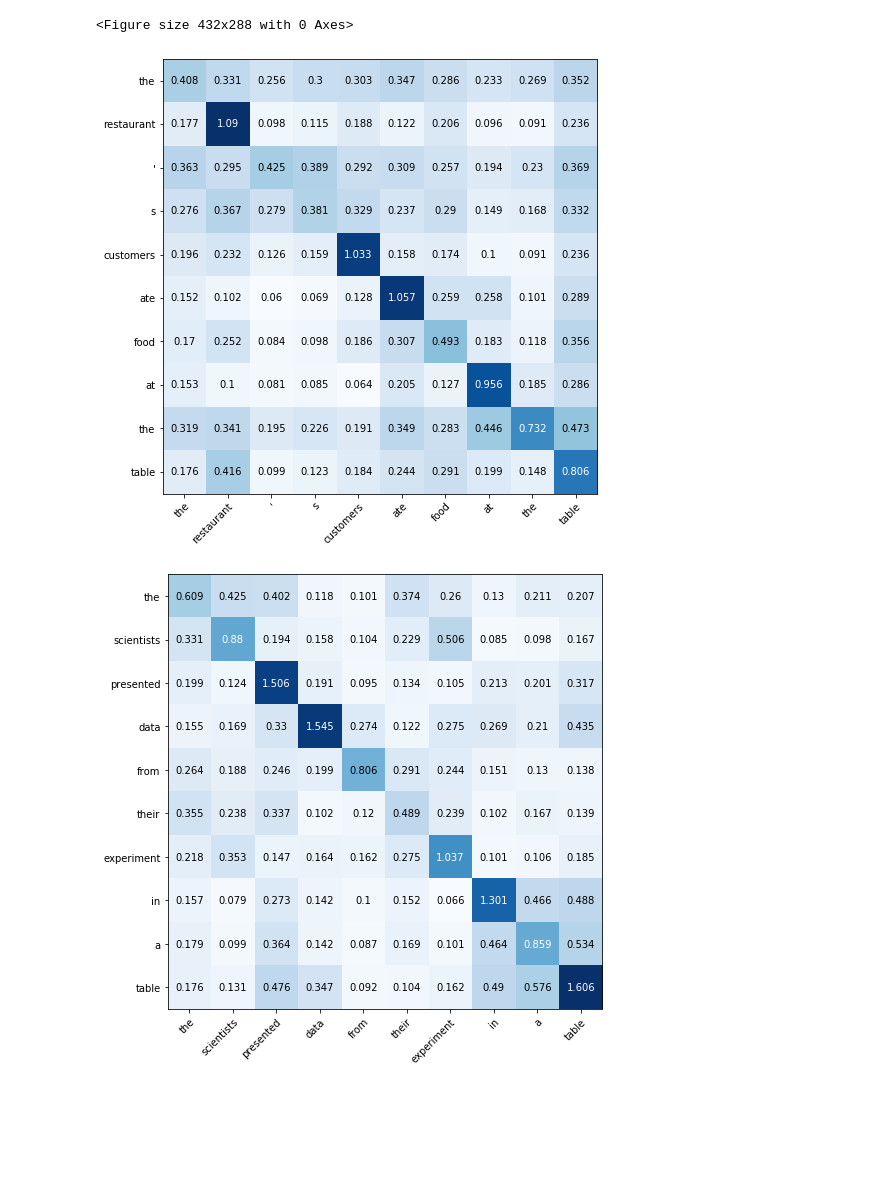
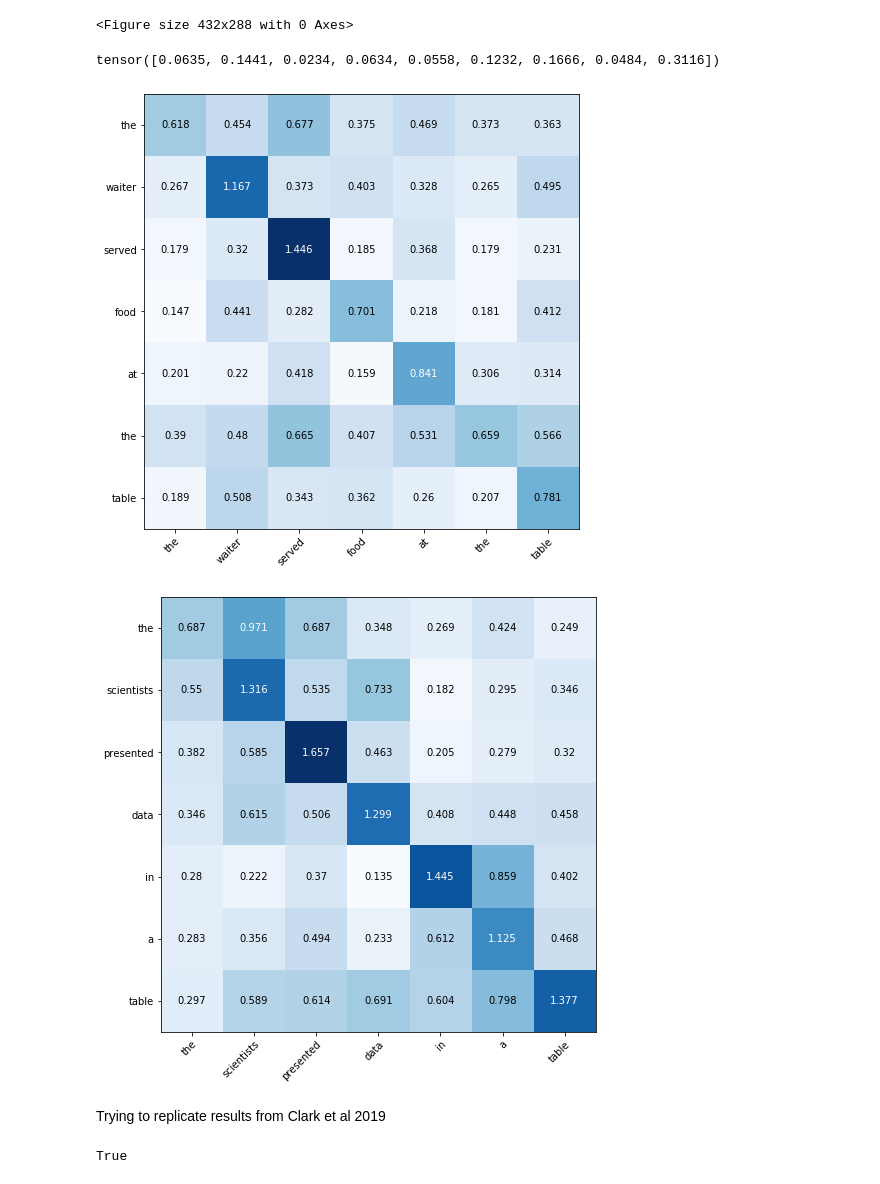
Before and after one commit to sathvikn/bert-wordsense, a Jupyter notebook: codebase/notebooks/attention-test.ipynb, the cells around one changed output. Cells and saved outputs as stored; diff of their text form; code cells hidden in the pictures; blank space fills up the shorter version.

```diff
--- a/codebase/notebooks/attention-test.ipynb
+++ b/codebase/notebooks/attention-test.ipynb
@@ -11,21 +11,25 @@ model_config = BertConfig.from_pretrained('bert-base-uncased', output_hidden_sta
                                           output_attentions = True)
 # %%
 model = BertModel.from_pretrained('bert-base-uncased', config = model_config)
+# %%
+def extract_attn(sentence, target):
+    data = preprocess(sentence, target)
+    tokenizer = BertTokenizer.from_pretrained('bert-base-uncased')
+    tokenized_text = tokenizer.tokenize(sentence)
+    indexed_tokens = data[0]
+    segments_ids = data[1]
+    target_token_index = data[2]
+
+    tokens_tensor = torch.tensor([indexed_tokens])
+    segments_tensors = torch.tensor([segments_ids])
+    with torch.no_grad():
+        outputs = model(tokens_tensor)
+    attention = outputs[3]
+    return attention, tokenized_text
 # %%
 def plot_attn_mtx(sentence, target):
-    data = preprocess(sentence, target)
-    tokenizer = BertTokenizer.from_pretrained('bert-base-uncased')
-    tokenized_text = tokenizer.tokenize(sentence)
-    indexed_tokens = data[0]
-    segments_ids = data[1]
-    target_token_index = data[2]
-
-    tokens_tensor = torch.tensor([indexed_tokens])
-    segments_tensors = torch.tensor([segments_ids])
-    with torch.no_grad():
-        outputs = model(tokens_tensor)
-    attention = outputs[3]
     #This is attention at the last layer
+    attention, tokenized_text = extract_attn(sentence, target)
     last_attn = attention[11]
     summed_heads = torch.sum(last_attn, dim = 1) #Summed the results from all the attention heads to get this
     attn_mtx = summed_heads[0][1:-1, 1:-1]
@@ -36,8 +55,14 @@ def plot_attn_mtx(sentence, target):
+# %%
+output[0][0][0]
+# %% [output]
+tensor([0.0635, 0.1441, 0.0234, 0.0634, 0.0558, 0.1232, 0.1666, 0.0484, 0.3116])
 # %%
-plot_attn_mtx("The restaurant's customers ate food at the table", "table")
+plot_attn_mtx("The waiter served food at the table", "table")
 # %% [output]
-[figure, old version]
+[figure, new version]
 # %%
-plot_attn_mtx("The scientists presented data from their experiment in a table", "table")
+plot_attn_mtx("The scientists presented data in a table", "table")
 # %% [output]
-[figure, old version]
+[figure, new version]
+# %% [markdown]
+Trying to replicate results from Clark et al 2019
@@ -43,0 +91,4 @@ plot_attn_mtx("The scientists presented data from their experiment in a table",
+# %%
+len(attn[0][:][0]) == len(bert_tokens)
+# %% [output]
+True
```
Also changed, not shown: parts of 6 cells of this notebook.
